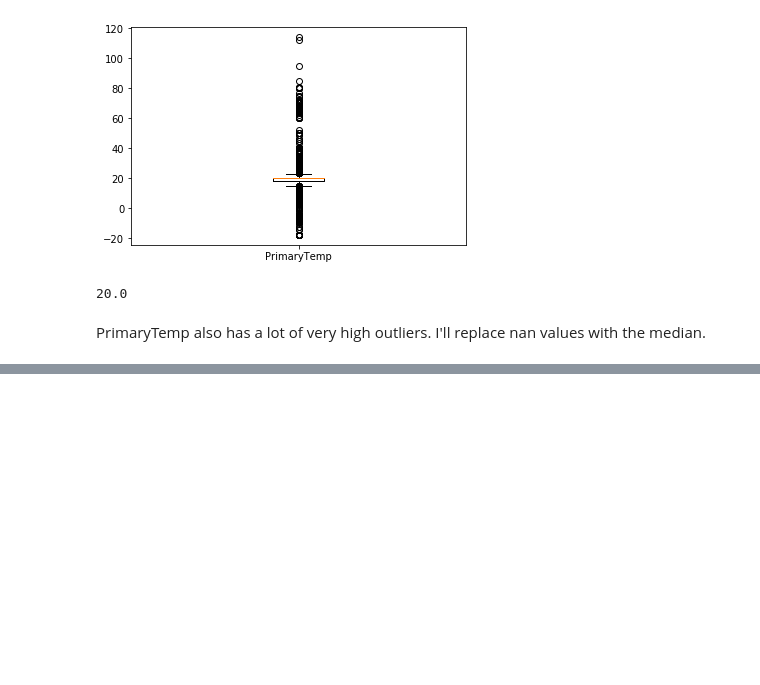
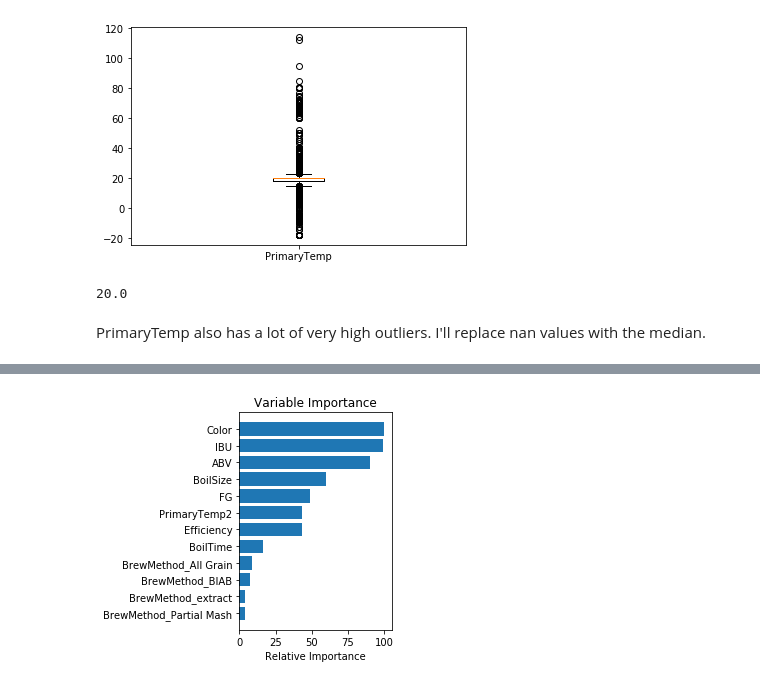
Before and after one commit to maymag/ds_projects, a Jupyter notebook: beer_recipes/beer.ipynb, the cells around one changed output, grey strips where cells are left out. Drawn from its saved outputs; the diff is of its cells as text; code cells hidden in the pictures; blank space fills up the shorter version.

Commit message:
logistc regression and random forest

```diff
--- a/beer_recipes/beer.ipynb
+++ b/beer_recipes/beer.ipynb
@@ -261,0 +453,4 @@ beerna.head()
+# %%
+freq = pd.DataFrame(beerna2['StyleID'].value_counts().reset_index())
+freqcut = pd.DataFrame(freq[freq['StyleID'] > 5])
+freqcut['index'].unique()
@@ -261,0 +476,3 @@ beerna.head()
+# %%
+beerna2cut = pd.DataFrame(beerna2.loc[beerna2['StyleID'].isin(freqcut['index'].unique())])
+beerna2cut['StyleID'].nunique()
@@ -261,0 +484,4 @@ beerna.head()
+# %%
+rfc = ensemble.RandomForestClassifier(n_jobs = -1)
+y = np.ravel(beerna2cut['StyleID'])
+X = pd.DataFrame(beerna2cut.drop(columns = ['StyleID']))
@@ -261,0 +492,2 @@ beerna.head()
+# %%
+rfc.fit(X,y)
@@ -261,0 +502,16 @@ beerna.head()
+# %%
+
+feature_importance = rfc.feature_importances_
+
+# Make importances relative to max importance.
+feature_importance = 100.0 * (feature_importance / feature_importance.max())
+sorted_idx = np.argsort(feature_importance)
+pos = np.arange(sorted_idx.shape[0]) + .5
+plt.subplot(1, 2, 2)
+plt.barh(pos, feature_importance[sorted_idx], align='center')
+plt.yticks(pos, X.columns[sorted_idx])
+plt.xlabel('Relative Importance')
+plt.title('Variable Importance')
+plt.show()
+# %% [output]
+[figure, added]
```
Also changed, not shown: parts of 44 cells of this notebook.
